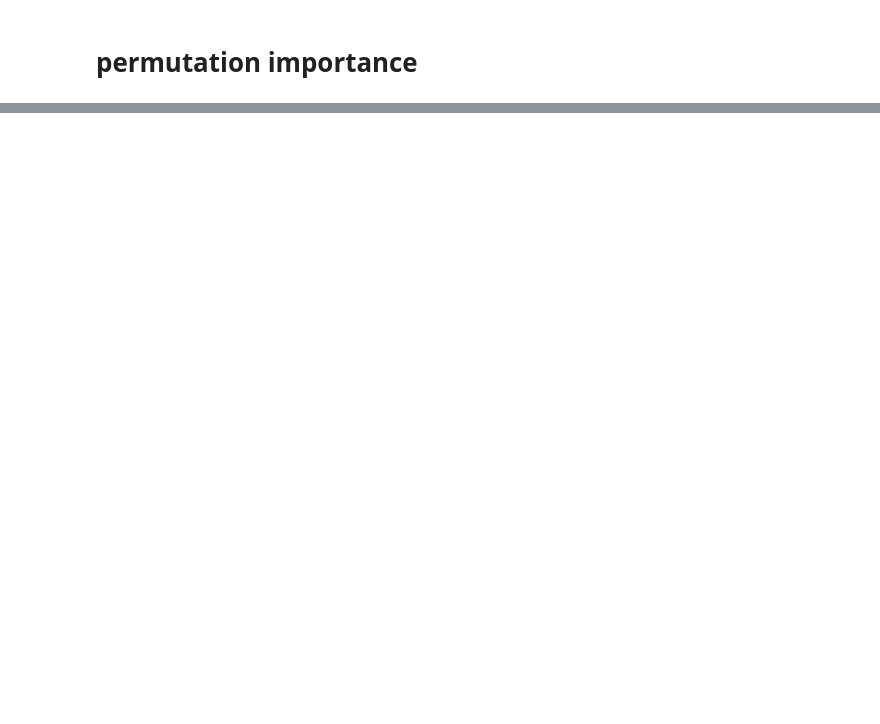
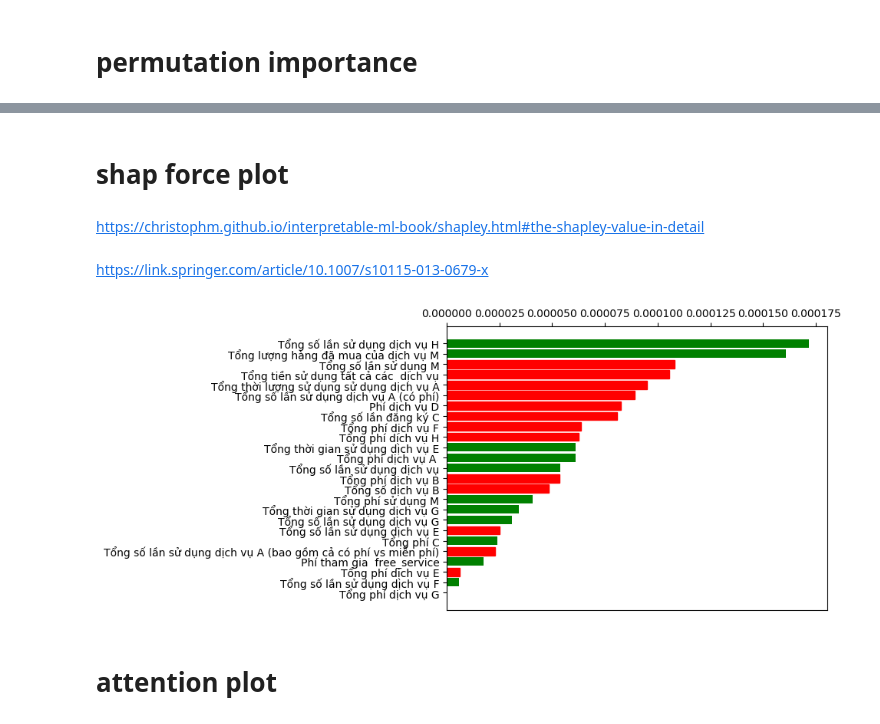
Before and after one commit to KienVu2368/telco, a Jupyter notebook: churn behavior model.ipynb, the cells around one changed output, grey strips where cells are left out. Cells and saved outputs as stored; diff of their text form; code cells hidden in the pictures; blank space fills up the shorter version.

```diff
--- a/churn behavior model.ipynb
+++ b/churn behavior model.ipynb
@@ -465,0 +534,47 @@ epoch  train loss  valid loss
+# %% [markdown]
+# shap force plot
+# %% [markdown]
+https://christophm.github.io/interpretable-ml-book/shapley.html#the-shapley-value-in-detail
+# %% [markdown]
+https://link.springer.com/article/10.1007/s10115-013-0679-x
+# %%
+def plot_barh_from_series(features, series, figsize = None, absolute = False):
+    if figsize is not None: plt.figure(figsize=figsize)
+    if type(series) == list: series = np.array(series)
+    change_xaxis_pos(True)
+
+    if not absolute:
+        argsort = np.argsort(series)
+        barh = plt.barh([features[i] for i in argsort], series[argsort],color='g')
+        mask = series[argsort]<0
+    else:
+        series_absolute = np.abs(series)
+        argsort = np.argsort(series_absolute)
+        mask = (series[argsort]<0)[::-1]
+        barh = plt.barh([a[s] for s in argsort], series_absolute[argsort], color='g')
+
+    for i,m in enumerate(mask):
+        if m: barh[i].set_color('r')
+
+    change_xaxis_pos(False)
+# %%
+instance = valx[:,1:2,:]
+# %%
+features_permute = np.array([np.random.permutation(i) for i in np.tile(np.array(list(range(25))),(24,1))])
+# %%
+shap_values = []
+for i,f in enumerate(features):
+    b1 = [np.concatenate([instance[:,:,:i+1],valx[:,j:j+1,fts[i+1:]]],axis=2) for j, fts in enumerate(features_permute)]
+    b1 = np.concatenate(b1,axis=1)
+
+    b2 = [np.concatenate([instance[:,:,:i],valx[:,j:j+1,fts[i:]]],axis=2) for j, fts in enumerate(features_permute)]
+    b2 = np.concatenate(b2,axis=1)
+
+    phi = np.sum(learner.predict_from_np(b1,False) - learner.predict_from_np(b2,False))/100
+    shap_values.append(phi)
+# %%
+ plot_barh_from_series([features_dict[i]['meaning'] for i in features], shap_values, absolute=True)
+# %% [output]
+[figure, added]
+# %% [markdown]
+# attention plot
```
Also changed, not shown: parts of 111 cells of this notebook.
